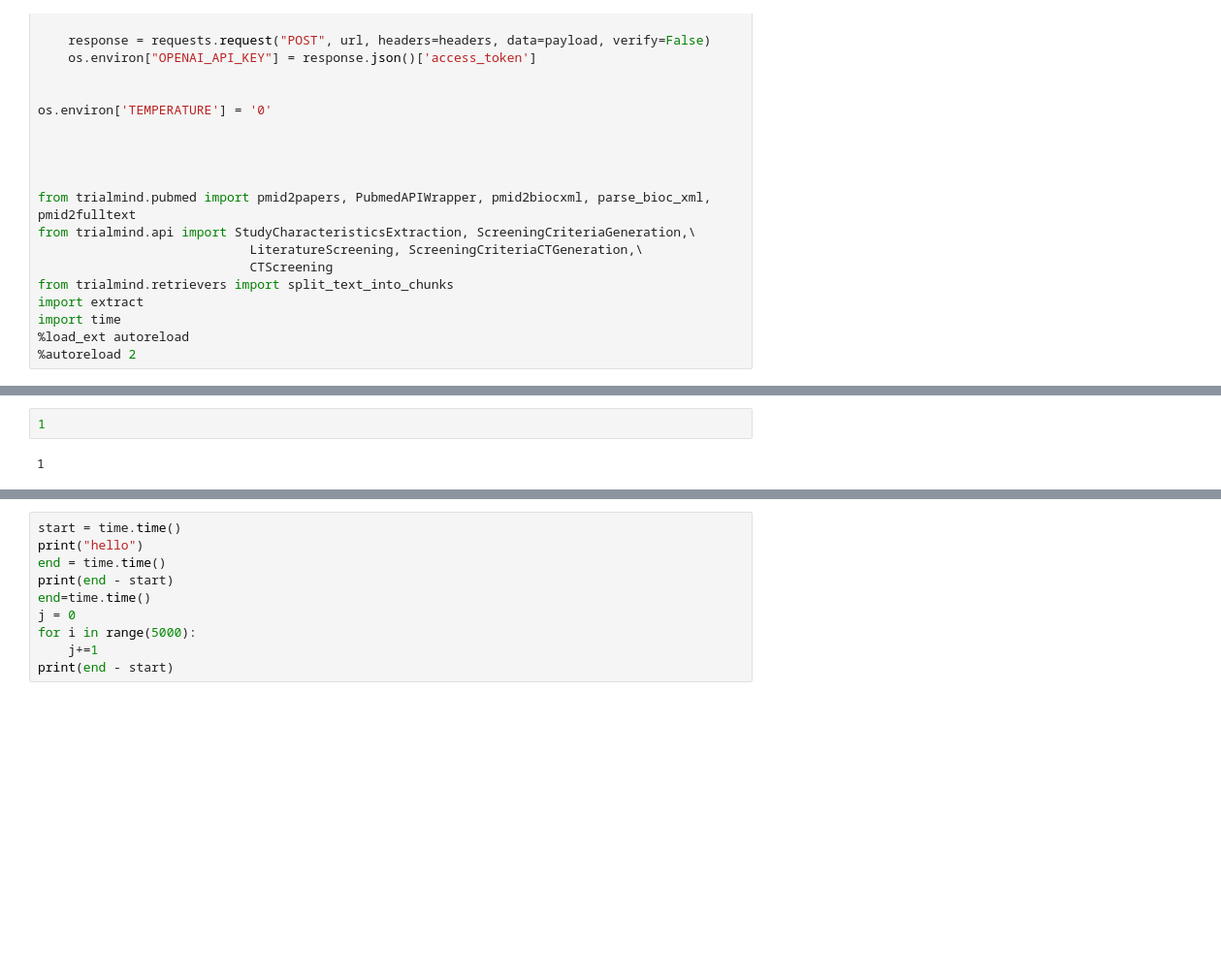
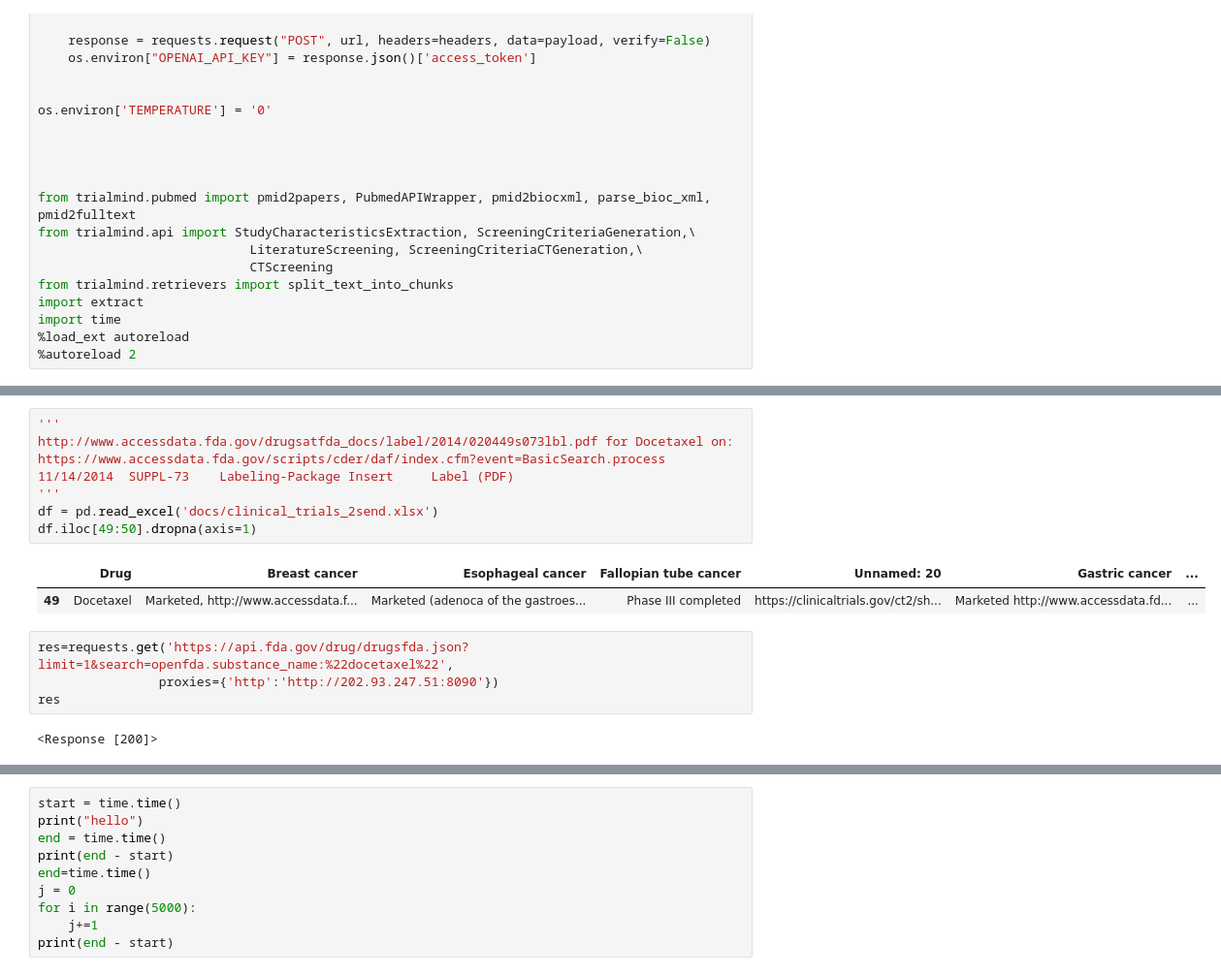
Before and after one commit to Mpkosh/TrialMind-SLR, a Jupyter notebook: draft.ipynb, the cells around one changed output, grey strips where cells are left out. Shown at 97% size. Cells and saved outputs as stored; diff of their text form; blank space fills up the shorter version.

```diff
--- a/draft.ipynb
+++ b/draft.ipynb
@@ -91,4 +155,17 @@ import time
+# %%
+'''
+http://www.accessdata.fda.gov/drugsatfda_docs/label/2014/020449s073lbl.pdf for Docetaxel on:
+https://www.accessdata.fda.gov/scripts/cder/daf/index.cfm?event=BasicSearch.process
+11/14/2014 	SUPPL-73 	Labeling-Package Insert 	Label (PDF)
+'''
+df = pd.read_excel('docs/clinical_trials_2send.xlsx')
+df.iloc[49:50].dropna(axis=1)
+# %% [output]
+|  | Drug | Breast cancer | Esophageal cancer | Fallopian tube cancer | Unnamed: 20 | Gastric cancer | ... |
+| 49 | Docetaxel | Marketed, http://www.accessdata.f... | Marketed (adenoca of the gastroes... | Phase III completed | https://clinicaltrials.gov/ct2/sh... | Marketed http://www.accessdata.fd... | ... |
 # %%
-1
+res=requests.get('https://api.fda.gov/drug/drugsfda.json?limit=1&search=openfda.substance_name:%22docetaxel%22',
+                proxies={'http':'http://202.93.247.51:8090'})
+res
 # %% [output]
-1
+<Response [200]>
```
Also changed, not shown: parts of 7 cells of this notebook, 1 other file.
